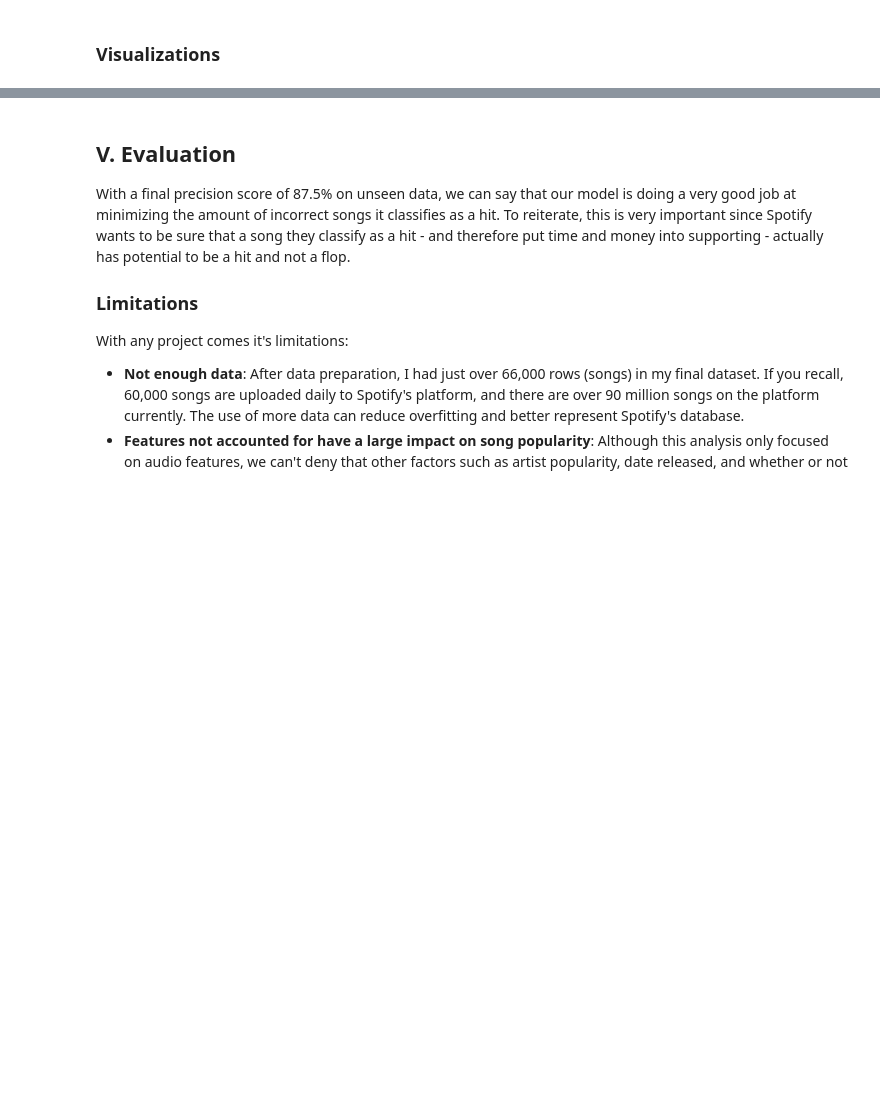
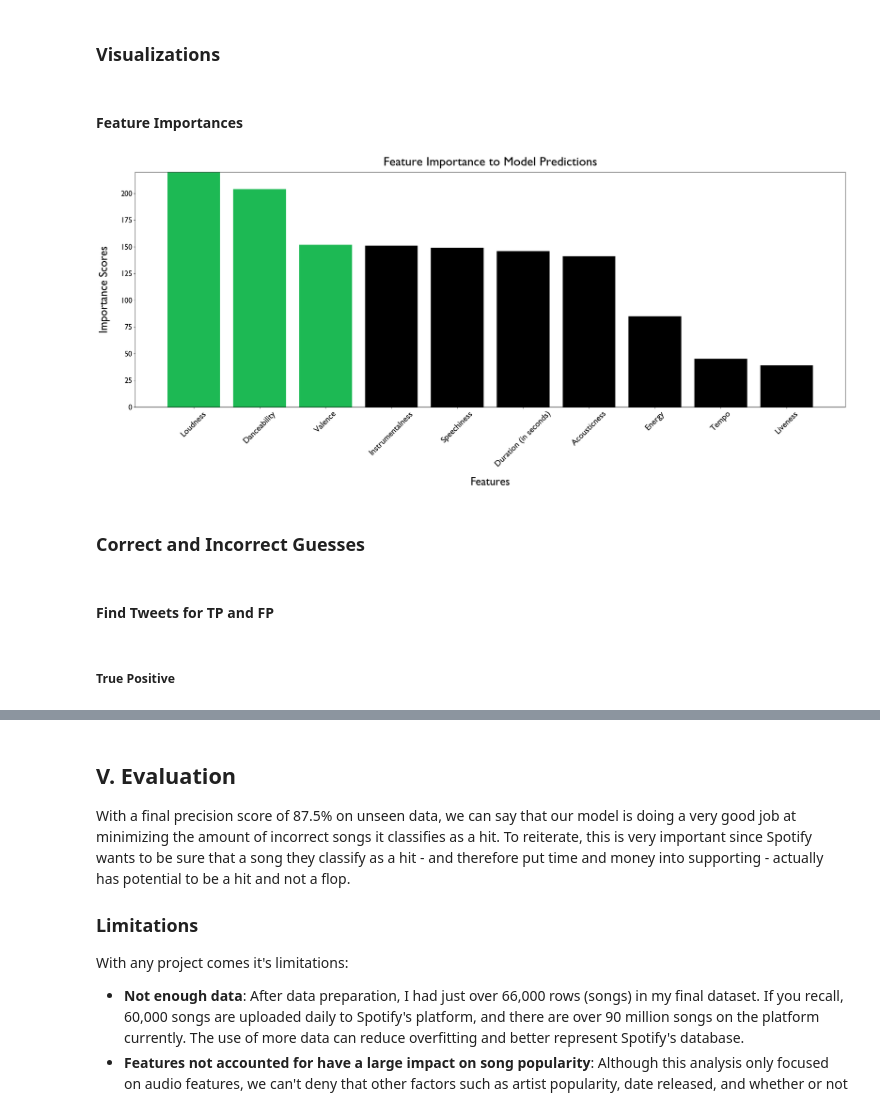
Before and after one commit to dermothethird/Spotify_Hit_Prediction, a Jupyter notebook: Final_Notebook.ipynb, the cells around one changed output, grey strips where cells are left out. Saved outputs shown, nothing was run; the diff lists cells and outputs as text; code cells hidden in the pictures; blank space fills up the shorter version.

Commit message:
Added final visuals and Images for presentation

```diff
--- a/Final_Notebook.ipynb
+++ b/Final_Notebook.ipynb
@@ -1034,4 +1033,4 @@ feature_names = list(xgb_gs_2_best.named_steps['ct'].transformers_[0][1].named_s
 feature_importance_df = pd.DataFrame(list(map(list, zip(feature_names, feature_coeffs))))
 # %%
 # Rename the columns
-feature_importance_df.rename(columns={0:'feature_names', 1:'coeffs'})
+feature_importance_df.rename(columns={0:'feature_names', 1:'coeffs'}, inplace=True)
@@ -1049,0 +1037,3 @@ feature_importance_df.rename(columns={0:'feature_names', 1:'coeffs'})
+# %%
+# Sort Values by coeffs and descending
+feature_importance_df.sort_values(by='coeffs', ascending=False, inplace=True)
@@ -1074,0 +1063,47 @@ Our model gave us a precision score of 87.5% on unseen data. Compared to our cro
+# %% [markdown]
+#### Feature Importances
+# %%
+# Rename columns in feature dataframe for visuals
+feature_importance_df['feature_names'] = feature_importance_df['feature_names'].replace(['loudness'], 'Loudness')
+feature_importance_df['feature_names'] = feature_importance_df['feature_names'].replace(['danceability'], 'Danceability')
+feature_importance_df['feature_names'] = feature_importance_df['feature_names'].replace(['valence'], 'Valence')
+feature_importance_df['feature_names'] = feature_importance_df['feature_names'].replace(['duration_s'], 'Duration (in seconds)')
+feature_importance_df['feature_names'] = feature_importance_df['feature_names'].replace(['instrumentalness'], 'Instrumentalness')
+feature_importance_df['feature_names'] = feature_importance_df['feature_names'].replace(['acousticness'], 'Acousticness')
+feature_importance_df['feature_names'] = feature_importance_df['feature_names'].replace(['speechiness'], 'Speechiness')
+feature_importance_df['feature_names'] = feature_importance_df['feature_names'].replace(['energy'], 'Energy')
+feature_importance_df['feature_names'] = feature_importance_df['feature_names'].replace(['tempo'], 'Tempo')
+feature_importance_df['feature_names'] = feature_importance_df['feature_names'].replace(['liveness'], 'Liveness')
+# %%
+# Visualize Feature Importances with Transparent Bar Graph
+
+# Create variables for chart
+features = feature_importance_df['feature_names']
+feature_coeffs = feature_importance_df['coeffs']
+
+c = ['#1DB954', '#1DB954','#1DB954', 'black', 'black', 'black', 'black', 'black', 'black', 'black']
+
+# Change font family
+plt.rcParams.update({'font.family':'Gill Sans'})
+
+# Create bar chart
+fig, ax = plt.subplots(figsize = (30,10))
+bars = ax.bar(x=features, height=feature_coeffs, color= c)
+ax.set_xlabel('Features', fontsize=27, labelpad=20)
+ax.set_ylabel('Importance Scores', fontsize=27, labelpad=25)
+ax.set_title('Feature Importance to Model Predictions', fontsize=30, pad=15)
+ax.tick_params(axis='y', labelsize=18)
+#ax.set_yticks(fontsize=12)
+ax.set_ylim(0, 220, 20)
+ax.set_xticks(features)
+ax.set_xticklabels(features, fontsize=20, rotation=45);
+
+plt.savefig('./Visuals/Feature_Importance_BarChart.png', bbox_inches='tight',transparent=True);
+# %% [output]
+[figure, added]
+# %% [markdown]
+### Correct and Incorrect Guesses
+# %% [markdown]
+#### Find Tweets for TP and FP
+# %% [markdown]
+##### True Positive
```
Also changed, not shown: parts of 34 cells of this notebook, 8 other files.
